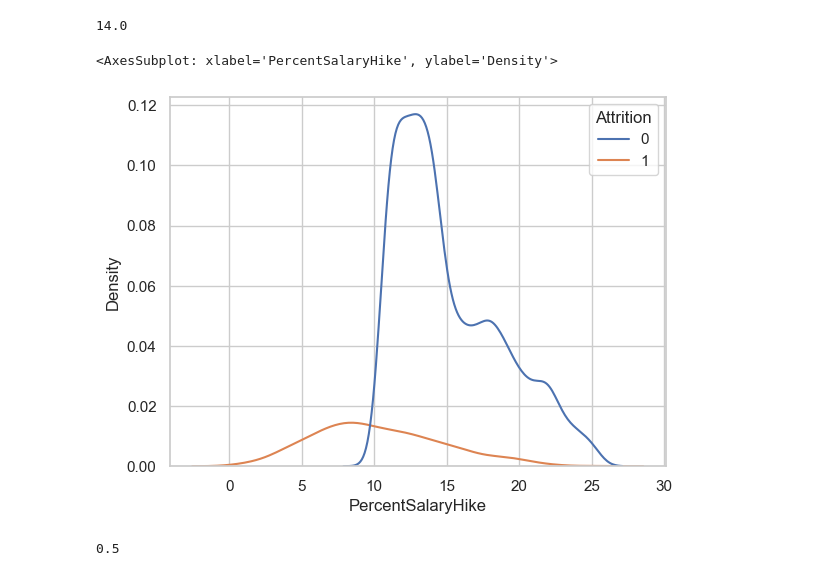
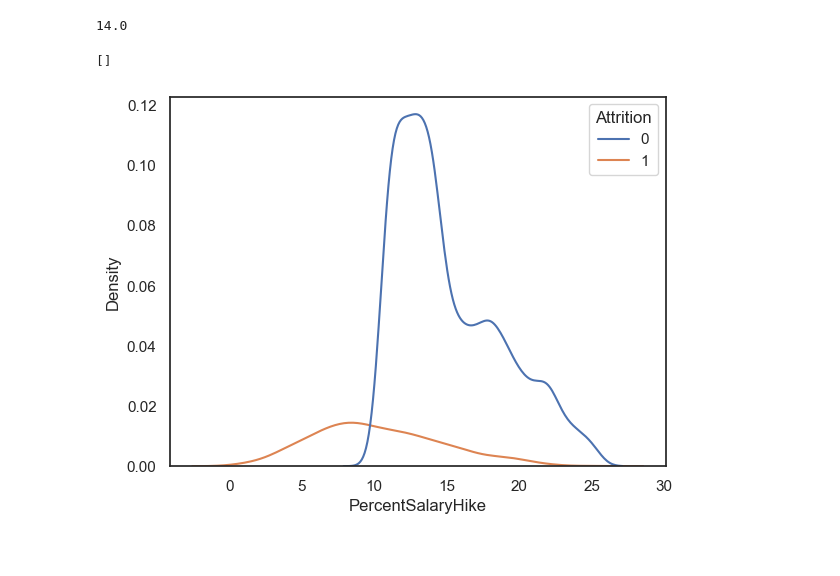
Before and after one commit to clmangham/acme_aroma, a Jupyter notebook: notebooks/1_eda.ipynb, the cells around one changed output. Saved outputs shown, nothing was run; the diff lists cells and outputs as text; code cells hidden in the pictures.

```diff
--- a/notebooks/0_eda.ipynb
+++ b/notebooks/1_eda.ipynb
@@ -84,18 +80,3 @@ sns.despine(left=True, bottom=True)
 plt.show(); # shows the plot.
 # %% [output]
 [figure]
-# %%
-import matplotlib
-
-matplotlib.rcParams['font.family'] = 'Verdana'
-sns.set(style = 'whitegrid')
-
-plt.figure(figsize=(10, 6))  # Adjust the width and height as needed
-
-sns.barplot(company_data, x = 'Year', y = 'Employee Turnover', color = 'tab:blue', dodge = False)
-plt.ylabel(None)
-plt.title('Increasing Eymplotee Turnover')
-
-# Remove top and right spines
-sns.despine(right=True, top=True)  # Set right and top to True to remove the corresponding spines
-plt.legend().remove()
@@ -288,10 +235,7 @@ data[(data['Attrition'] == 0)]['PercentSalaryHike'].median()
 14.0
 # %%
 sns.kdeplot(data = data, x = 'PercentSalaryHike', hue = 'Attrition')
+plt.plot()
 # %% [output]
-<AxesSubplot: xlabel='PercentSalaryHike', ylabel='Density'>
+[]
-[figure, old version]
+[figure, new version]
-# %%
-(0.7 - 0.35) / 0.7
-# %% [output]
-0.5
```
Also changed, not shown: parts of 9 cells of this notebook, 13 other files.
